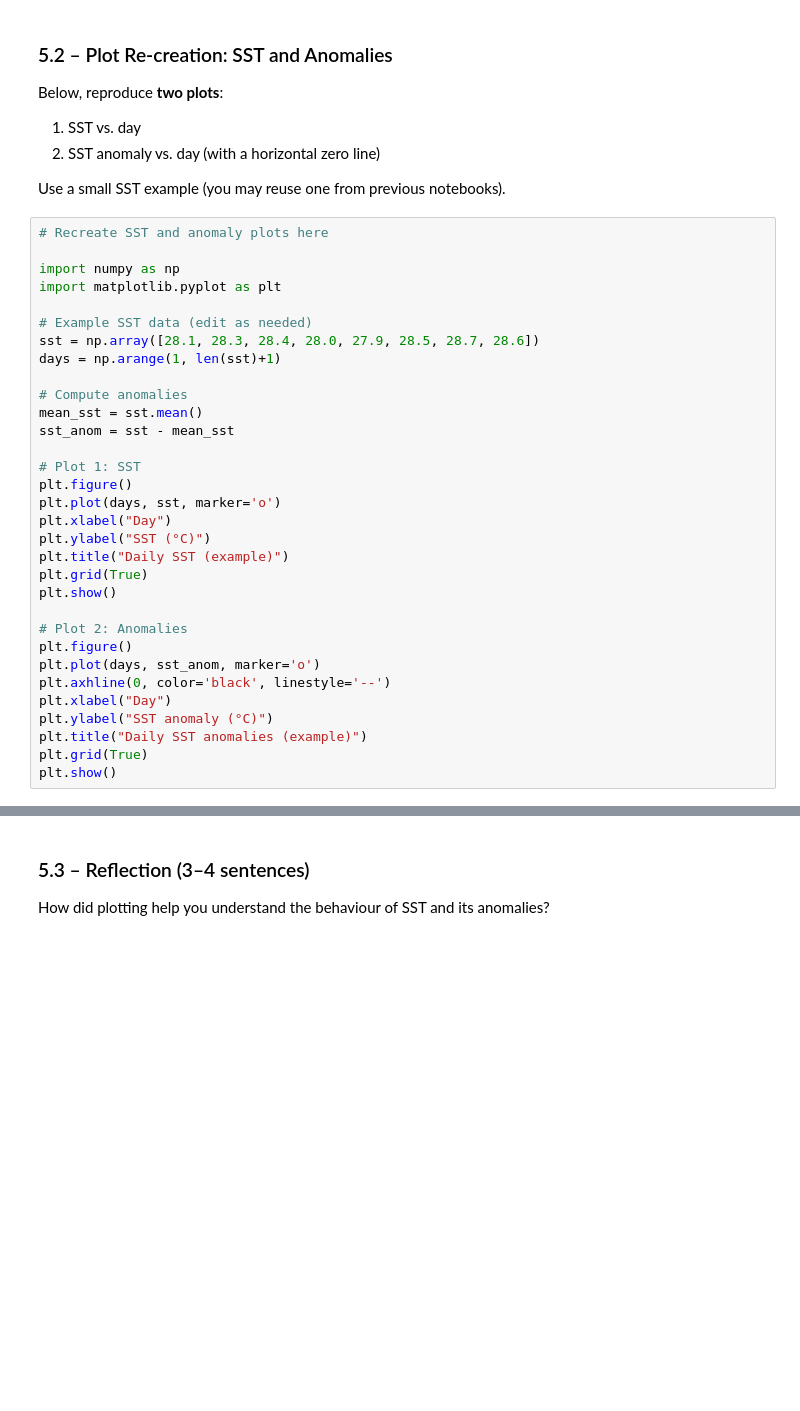
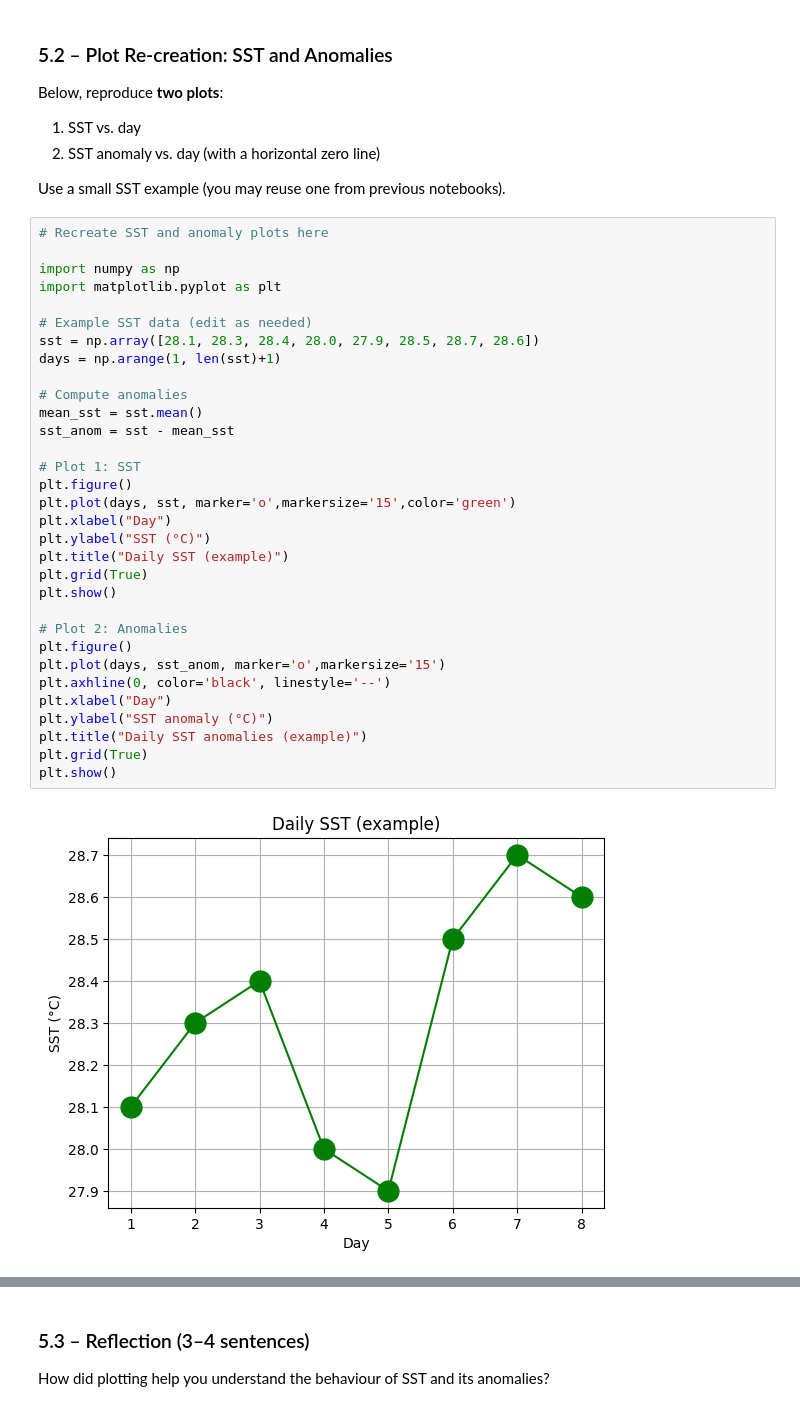
Before and after one commit to anirudha233/python-basics, a Jupyter notebook: notebooks/06_Build_Report.ipynb, the cells around one changed output, grey strips where cells are left out. Cells and saved outputs as stored; diff of their text form; blank space fills up the shorter version.

```diff
--- a/notebooks/06_Build_Report.ipynb
+++ b/notebooks/06_Build_Report.ipynb
@@ -195,32 +195,34 @@ Use a small SST example (you may reuse one from previous notebooks).
 # %%
 # Recreate SST and anomaly plots here
 
 import numpy as np
 import matplotlib.pyplot as plt
 
 # Example SST data (edit as needed)
 sst = np.array([28.1, 28.3, 28.4, 28.0, 27.9, 28.5, 28.7, 28.6])
 days = np.arange(1, len(sst)+1)
 
 # Compute anomalies
 mean_sst = sst.mean()
 sst_anom = sst - mean_sst
 
 # Plot 1: SST
 plt.figure()
-plt.plot(days, sst, marker='o')
+plt.plot(days, sst, marker='o',markersize='15',color='green')
 plt.xlabel("Day")
 plt.ylabel("SST (°C)")
 plt.title("Daily SST (example)")
 plt.grid(True)
 plt.show()
 
 # Plot 2: Anomalies
 plt.figure()
-plt.plot(days, sst_anom, marker='o')
+plt.plot(days, sst_anom, marker='o',markersize='15')
 plt.axhline(0, color='black', linestyle='--')
 plt.xlabel("Day")
 plt.ylabel("SST anomaly (°C)")
 plt.title("Daily SST anomalies (example)")
 plt.grid(True)
 plt.show()
+# %% [output]
+[figure, added]
```
Also changed, not shown: parts of 7 cells of this notebook.
